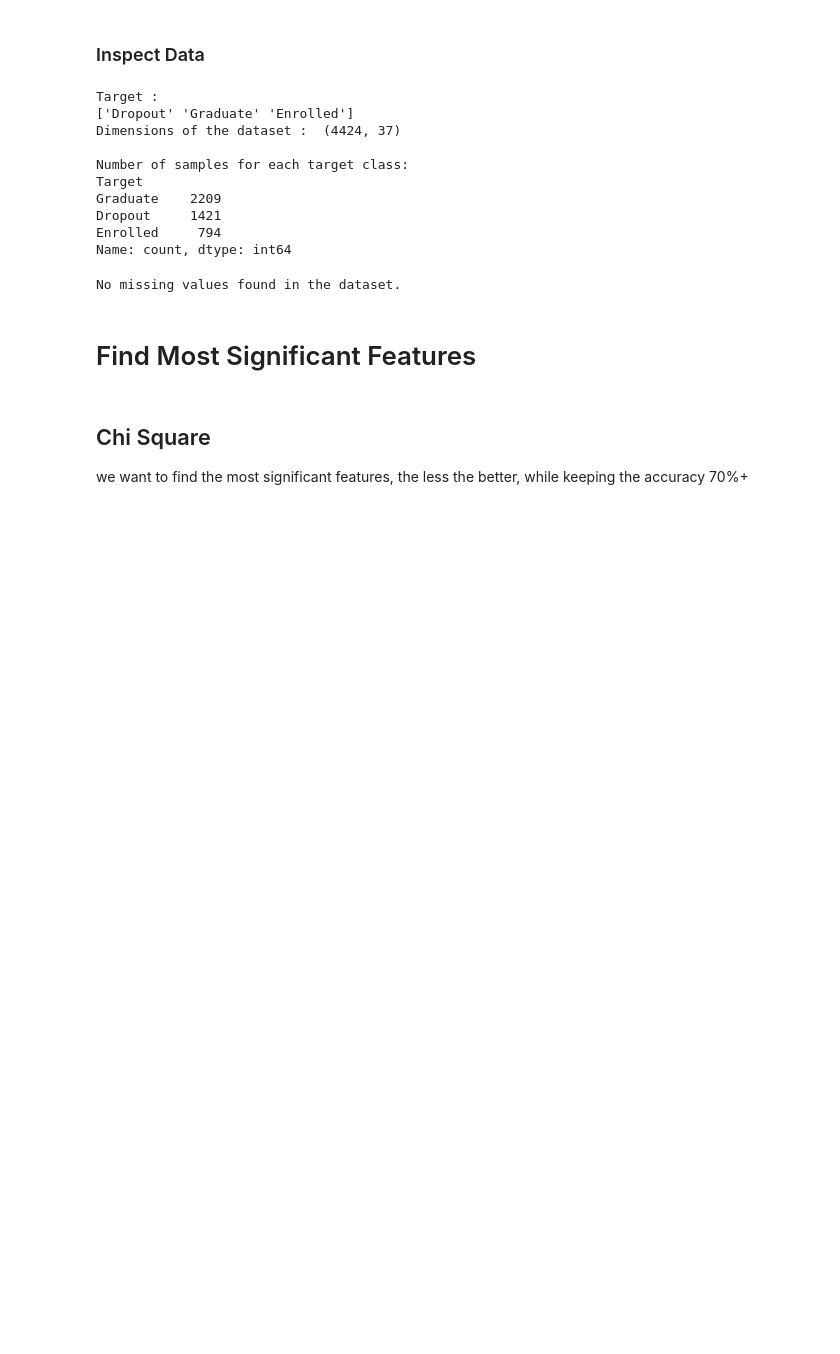
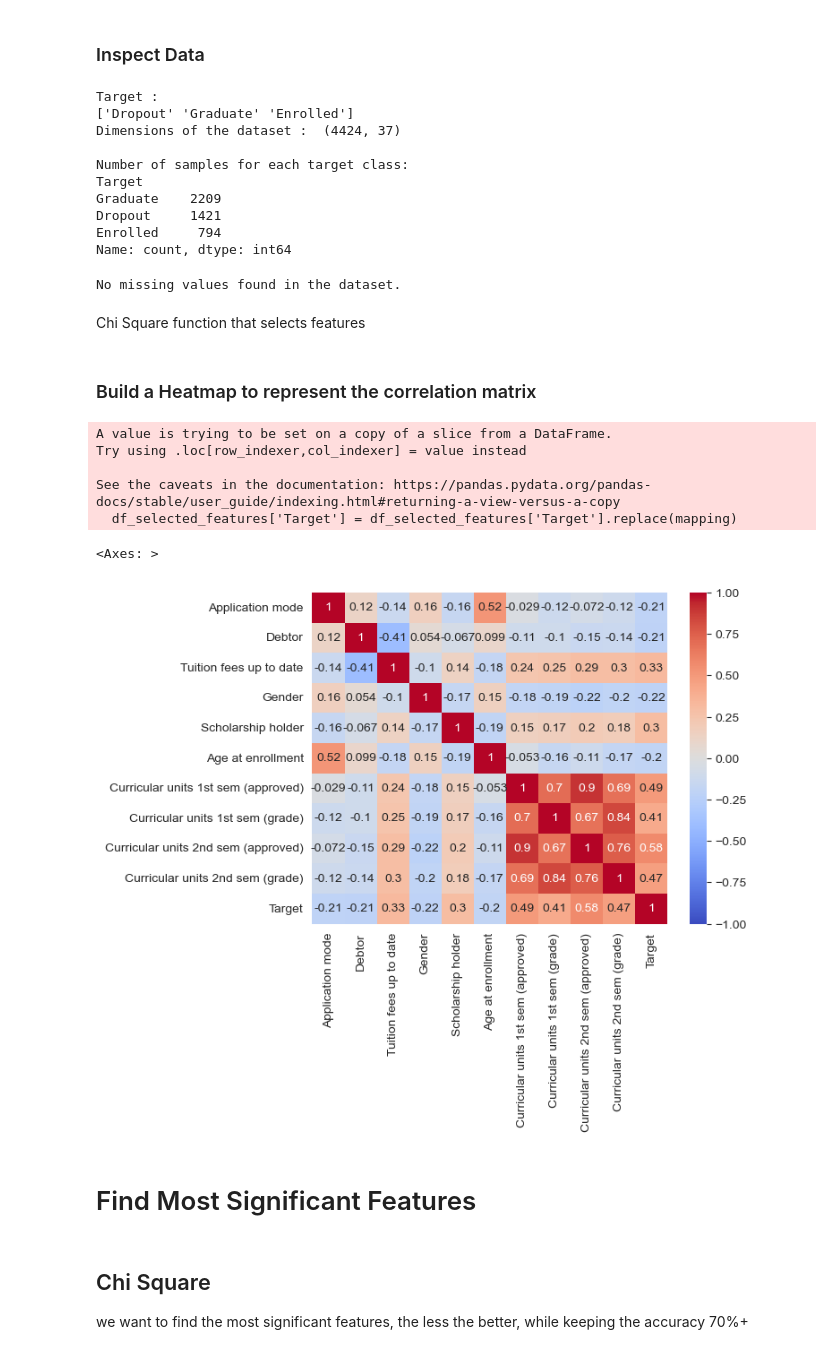
Before and after one commit to ryanh888/ECS171_FinalProject, a Jupyter notebook: final_project.ipynb, the cells around one changed output. Saved outputs shown, nothing was run; the diff lists cells and outputs as text; code cells hidden in the pictures; blank space fills up the shorter version.

Commit message:
update EDA, Heatmap- correlation matrix

```diff
--- a/final_project.ipynb
+++ b/final_project.ipynb
@@ -33,6 +63,39 @@ else:
     print("\nNo missing values found in the dataset.")
 # %% [output]
 No missing values found in the dataset.
+# %% [markdown]
+Chi Square function that selects features
+# %%
+def select_feature_chi2(ar_num, is_print=1):
+    selector = SelectKBest(chi2, k=ar_num)
+    X_selected = selector.fit_transform(X_rescaled, y)
+    # Get the indices of the selected features
+    selected_indices = selector.get_support(indices=True)
+
+    # Get the names of the selected features
+    selected_features = X.columns[selected_indices]
+    if (is_print):
+        print(f"Top {ar_num} significant features:")
+        print(selected_features.tolist())
+    return selected_features
+# %% [markdown]
+### Build a Heatmap to represent the correlation matrix
+# %%
+# First reduce the number of features to 10 using the Chi Square method
+selected_features = select_feature_chi2(10, 0)
+df_selected_features = df[selected_features.tolist() + ['Target']]
+mapping = {'Dropout': 1, 'Enrolled': 1, 'Graduate': 3}
+df_selected_features['Target'] = df_selected_features['Target'].replace(mapping)
+
+sns.heatmap(df_selected_features.corr(), vmin=-1, vmax=1, center=0, annot=True, cmap='coolwarm')
+# %% [output]
+A value is trying to be set on a copy of a slice from a DataFrame.
+Try using .loc[row_indexer,col_indexer] = value instead
+
+See the caveats in the documentation: https://pandas.pydata.org/pandas-docs/stable/user_guide/indexing.html#returning-a-view-versus-a-copy
+  df_selected_features['Target'] = df_selected_features['Target'].replace(mapping)
+<Axes: >
+[figure, added]
 # %% [markdown]
 # Find Most Significant Features
 # %% [markdown]
```
Also changed, not shown: parts of 5 cells of this notebook.
